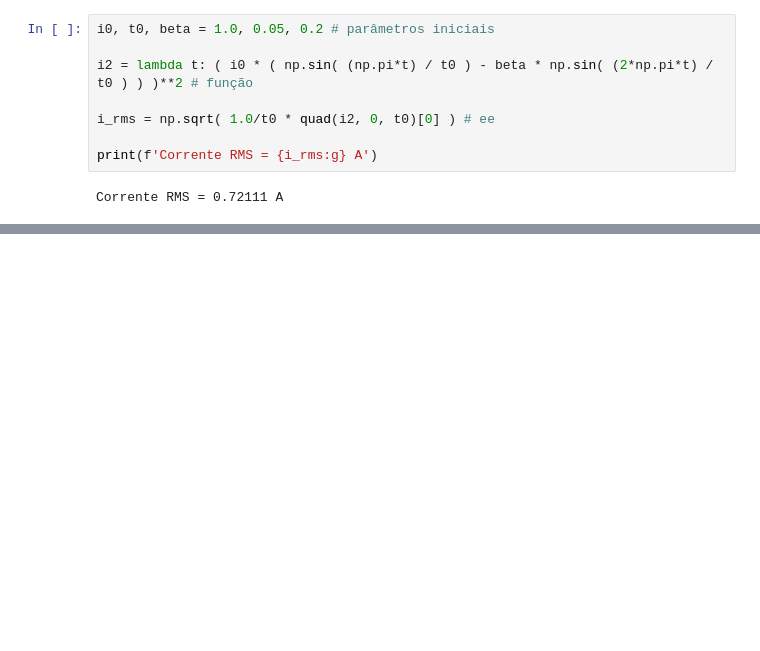
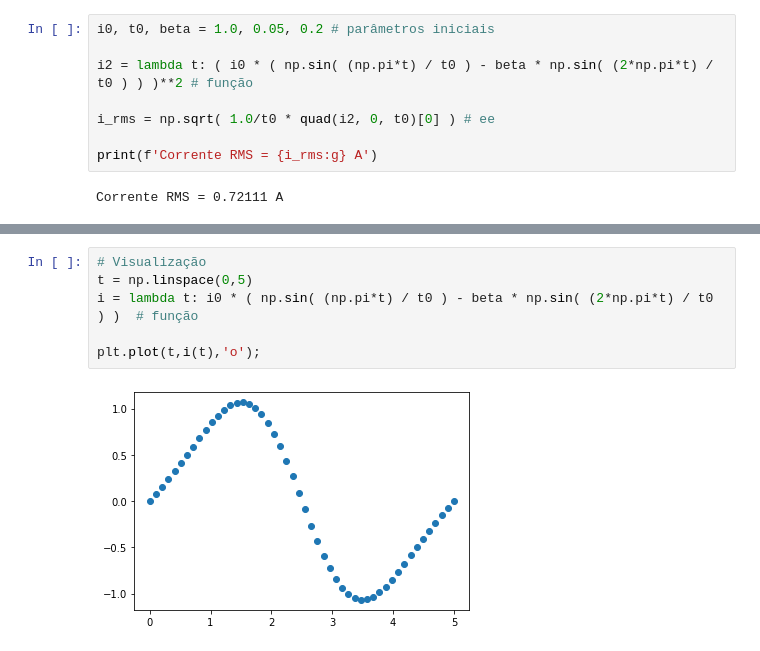
Before and after one commit to gcpeixoto/LVMN, a Jupyter notebook: code-session-8-integrate.ipynb, the cells around one changed output, grey strips where cells are left out. Drawn from its saved outputs; the diff is of its cells as text; blank space fills up the shorter version.

```diff
--- a/code-session-8-integrate.ipynb
+++ b/code-session-8-integrate.ipynb
@@ -106,0 +117,8 @@ Corrente RMS = 0.72111 A
+# %%
+# Visualização
+t = np.linspace(0,5)
+i = lambda t: i0 * ( np.sin( (np.pi*t) / t0 ) - beta * np.sin( (2*np.pi*t) / t0 ) )  # função
+
+plt.plot(t,i(t),'o');
+# %% [output]
+[figure, added]
```
Also changed, not shown: parts of 4 cells of this notebook, 3 other files.
